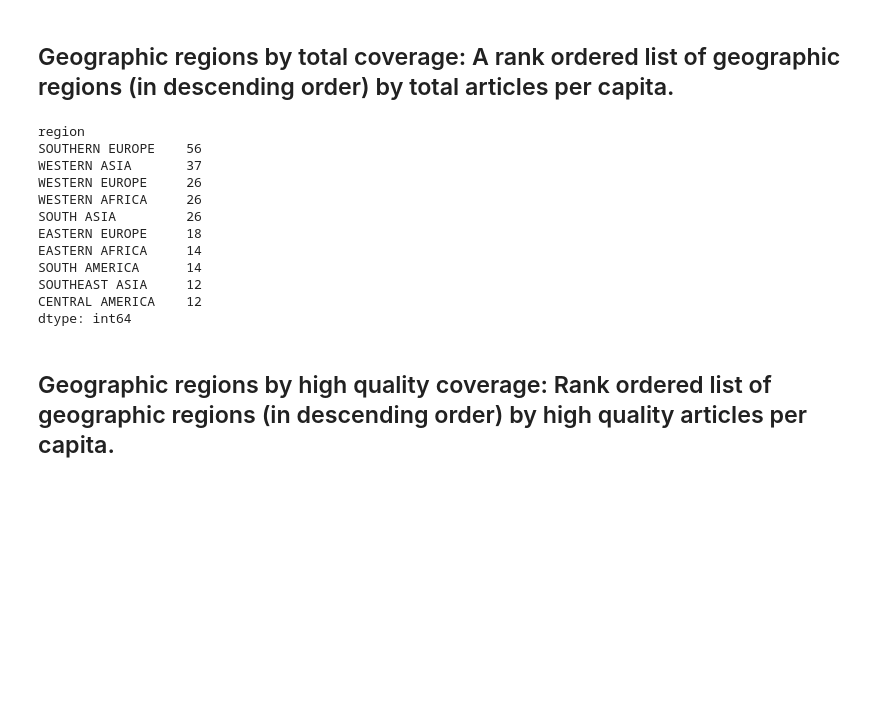
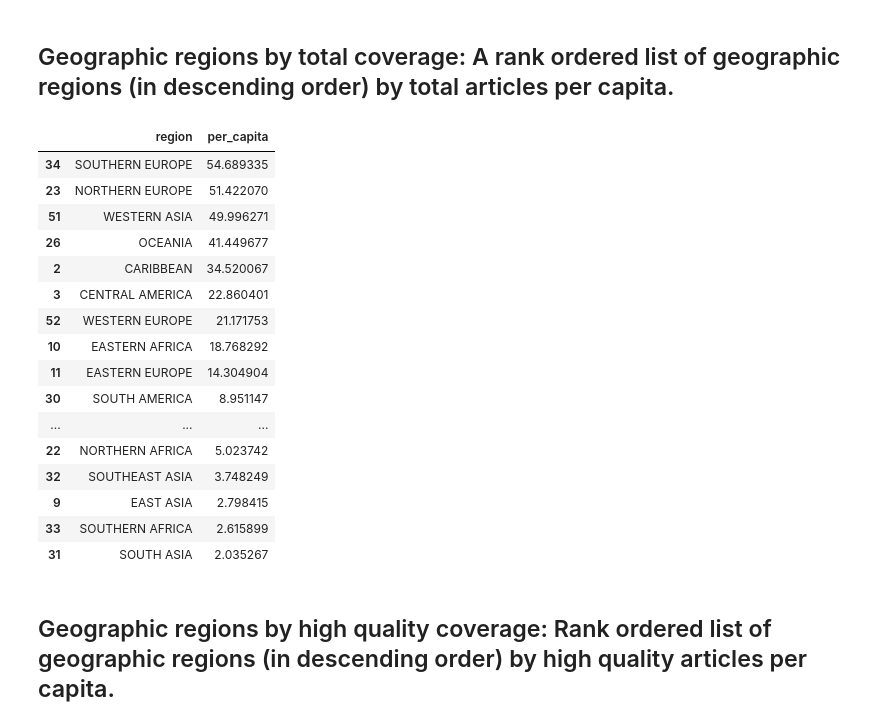
Before and after one commit to 98yangjames/DATA-512, a Jupyter notebook: data-512-homework_2/final.ipynb, the cells around one changed output. Cells and saved outputs as stored; diff of their text form; code cells hidden in the pictures; blank space fills up the shorter version.

```diff
--- a/data-512-homework_2/final.ipynb
+++ b/data-512-homework_2/final.ipynb
@@ -523,21 +534,29 @@ out
 # %%
 #5. Geographic regions by total coverage: In descending order High quality
 df = pd.read_csv('wp_politicians_by_country.csv')
-df = df[(df['article_quality'] == 'FA') | (df['article_quality'] == 'GA')]
-df.groupby('region').size().sort_values(0, ascending=False).head(10)
+# df = df[(df['article_quality'] == 'FA') | (df['article_quality'] == 'GA')]
+out = (df.groupby('region')['title_name'].count() / (df.groupby('region')['population'].mean())).to_frame(name='per_capita').reset_index()
+out = out.sort_values('per_capita', ascending = False)
+out = out[out["per_capita"] > 0]
+out
 # %% [output]
-region
-SOUTHERN EUROPE    56
-WESTERN ASIA       37
-WESTERN EUROPE     26
-WESTERN AFRICA     26
-SOUTH ASIA         26
-EASTERN EUROPE     18
-EASTERN AFRICA     14
-SOUTH AMERICA      14
-SOUTHEAST ASIA     12
-CENTRAL AMERICA    12
-dtype: int64
+|  | region | per_capita |
+| 34 | SOUTHERN EUROPE | 54.689335 |
+| 23 | NORTHERN EUROPE | 51.422070 |
+| 51 | WESTERN ASIA | 49.996271 |
+| 26 | OCEANIA | 41.449677 |
+| 2 | CARIBBEAN | 34.520067 |
+| 3 | CENTRAL AMERICA | 22.860401 |
+| 52 | WESTERN EUROPE | 21.171753 |
+| 10 | EASTERN AFRICA | 18.768292 |
+| 11 | EASTERN EUROPE | 14.304904 |
+| 30 | SOUTH AMERICA | 8.951147 |
+| ... | ... | ... |
+| 22 | NORTHERN AFRICA | 5.023742 |
+| 32 | SOUTHEAST ASIA | 3.748249 |
+| 9 | EAST ASIA | 2.798415 |
+| 33 | SOUTHERN AFRICA | 2.615899 |
+| 31 | SOUTH ASIA | 2.035267 |
 # %% [markdown]
 ## Geographic regions by high quality coverage: Rank ordered list of geographic regions (in descending order) by high quality articles per capita.
 # %%
```
Also changed, not shown: parts of 13 cells of this notebook.
